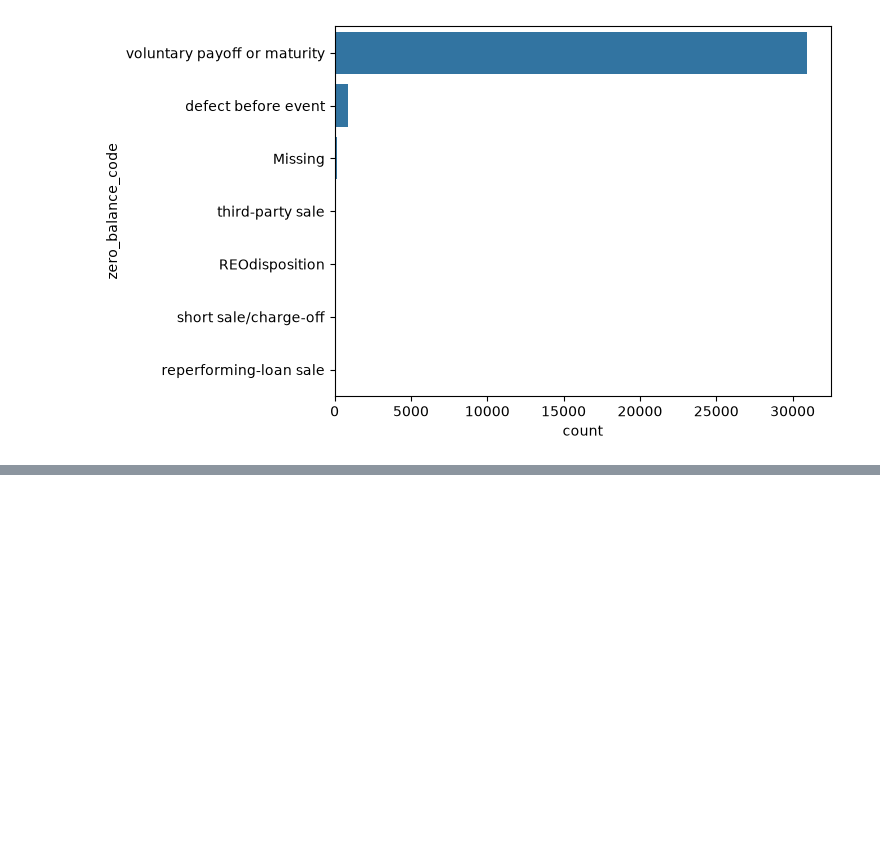
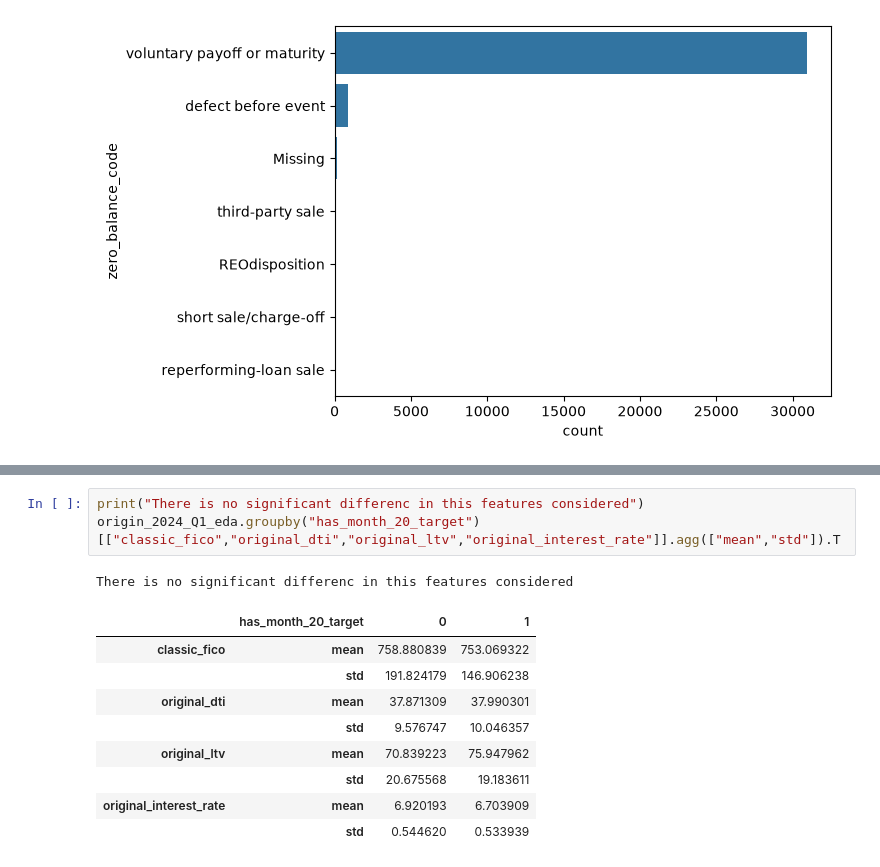
Before and after one commit to luke235422/Freddie-Mac-ML-progect, a Jupyter notebook: model_1.ipynb, the cells around one changed output, grey strips where cells are left out. Drawn from its saved outputs; the diff is of its cells as text; blank space fills up the shorter version.

```diff
--- a/model_1.ipynb
+++ b/model_1.ipynb
@@ -349,0 +390,14 @@ The number of not considered default is negligible
+# %%
+print("There is no significant differenc in this features considered")
+origin_2024_Q1_eda.groupby("has_month_20_target")[["classic_fico","original_dti","original_ltv","original_interest_rate"]].agg(["mean","std"]).T
+# %% [output]
+There is no significant differenc in this features considered
+|  | has_month_20_target | 0 | 1 |
+| classic_fico | mean | 758.880839 | 753.069322 |
+|  | std | 191.824179 | 146.906238 |
+| original_dti | mean | 37.871309 | 37.990301 |
+|  | std | 9.576747 | 10.046357 |
+| original_ltv | mean | 70.839223 | 75.947962 |
+|  | std | 20.675568 | 19.183611 |
+| original_interest_rate | mean | 6.920193 | 6.703909 |
+|  | std | 0.544620 | 0.533939 |
```
Also changed, not shown: parts of 8 cells of this notebook.
